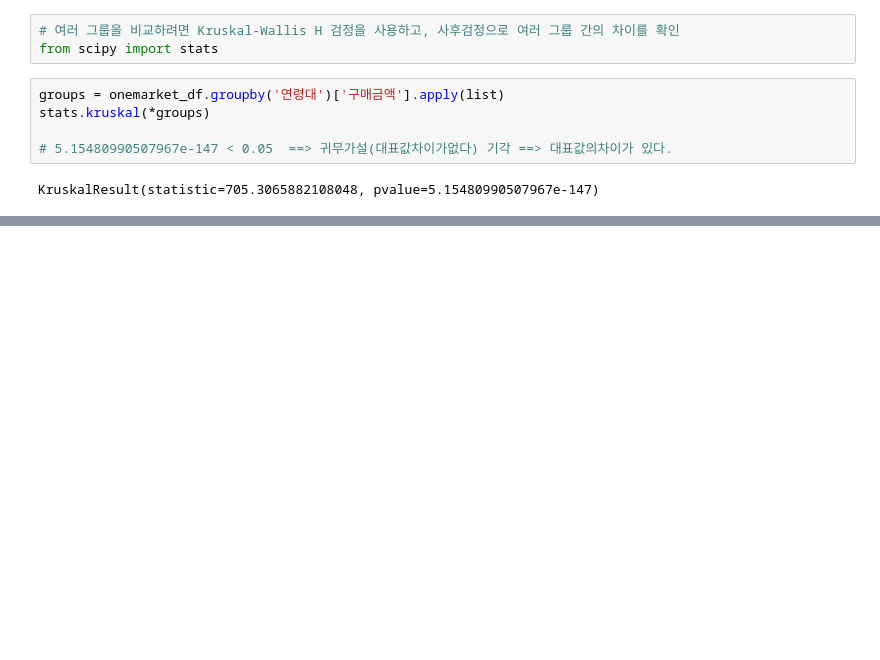
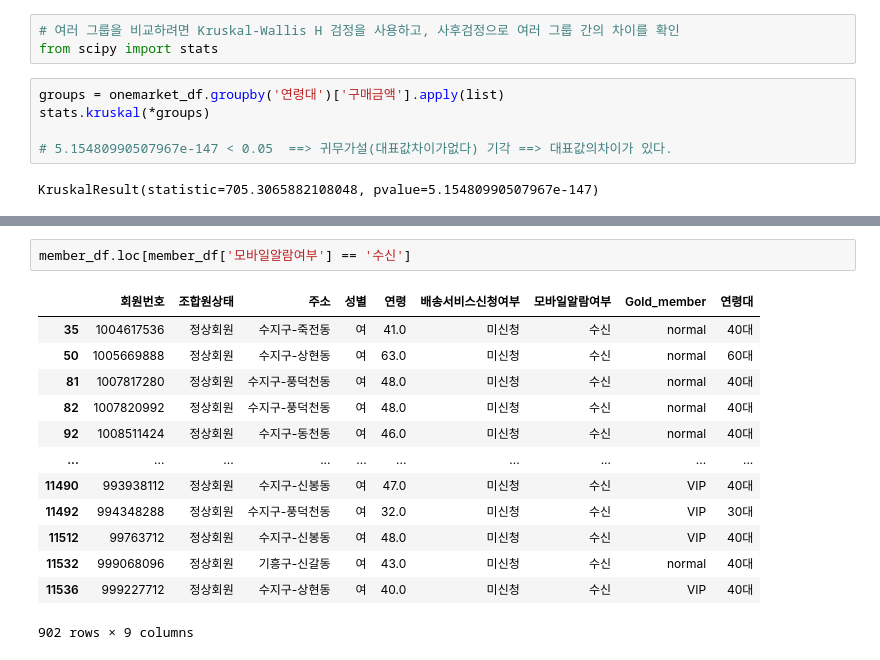
Before and after one commit to raneeKim/SW_CAMP, a Jupyter notebook: ML_Project/자료확인.ipynb, the cells around one changed output, grey strips where cells are left out. Drawn from its saved outputs; the diff is of its cells as text; blank space fills up the shorter version.

```diff
--- a/ML_Project/자료확인.ipynb
+++ b/ML_Project/자료확인.ipynb
@@ -359,0 +520,16 @@ pv2 = onemarket_df.pivot_table(index='연령대별',)
+# %%
+member_df.loc[member_df['모바일알람여부'] == '수신']
+# %% [output]
+|  | 회원번호 | 조합원상태 | 주소 | 성별 | 연령 | 배송서비스신청여부 | 모바일알람여부 | Gold_member | 연령대 |
+| 35 | 1004617536 | 정상회원 | 수지구-죽전동 | 여 | 41.0 | 미신청 | 수신 | normal | 40대 |
+| 50 | 1005669888 | 정상회원 | 수지구-상현동 | 여 | 63.0 | 미신청 | 수신 | normal | 60대 |
+| 81 | 1007817280 | 정상회원 | 수지구-풍덕천동 | 여 | 48.0 | 미신청 | 수신 | normal | 40대 |
+| 82 | 1007820992 | 정상회원 | 수지구-풍덕천동 | 여 | 48.0 | 미신청 | 수신 | normal | 40대 |
+| 92 | 1008511424 | 정상회원 | 수지구-동천동 | 여 | 46.0 | 미신청 | 수신 | normal | 40대 |
+| ... | ... | ... | ... | ... | ... | ... | ... | ... | ... |
+| 11490 | 993938112 | 정상회원 | 수지구-신봉동 | 여 | 47.0 | 미신청 | 수신 | VIP | 40대 |
+| 11492 | 994348288 | 정상회원 | 수지구-풍덕천동 | 여 | 32.0 | 미신청 | 수신 | VIP | 30대 |
+| 11512 | 99763712 | 정상회원 | 수지구-신봉동 | 여 | 48.0 | 미신청 | 수신 | VIP | 40대 |
+| 11532 | 999068096 | 정상회원 | 기흥구-신갈동 | 여 | 43.0 | 미신청 | 수신 | normal | 40대 |
+| 11536 | 999227712 | 정상회원 | 수지구-상현동 | 여 | 40.0 | 미신청 | 수신 | VIP | 40대 |
+902 rows × 9 columns
```
Also changed, not shown: parts of 22 cells of this notebook.
